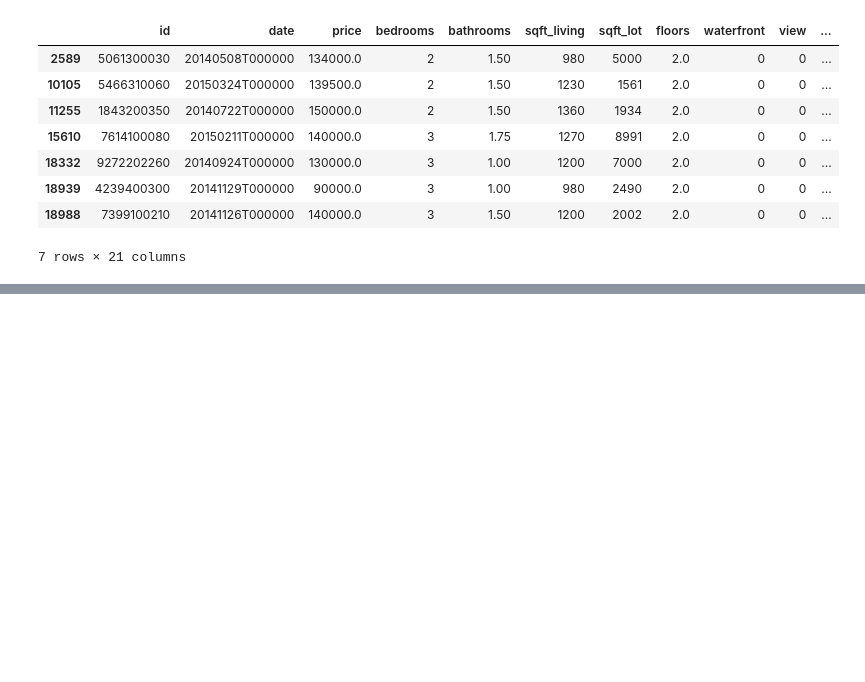
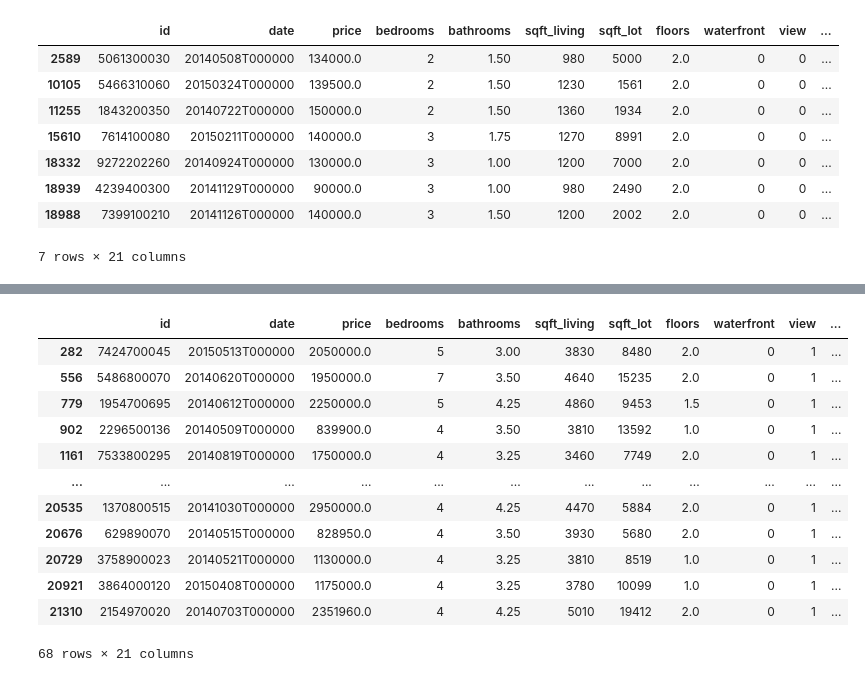
Before and after one commit to OwenBokovnev/analyst, a Jupyter notebook: py_for_analyst_HW2.ipynb, the cells around one changed output, grey strips where cells are left out. Drawn from its saved outputs; the diff is of its cells as text; code cells hidden in the pictures; blank space fills up the shorter version.

```diff
--- a/py_for_analyst_HW2.ipynb
+++ b/py_for_analyst_HW2.ipynb
@@ -282,0 +313,20 @@ df[
+# %%
+df[
+    (df['view'] == 1) &
+    (df['sqft_basement'] != 0) &
+    (df['bathrooms'] >= 3)
+]
+# %% [output]
+|  | id | date | price | bedrooms | bathrooms | sqft_living | sqft_lot | floors | waterfront | view | ... |
+| 282 | 7424700045 | 20150513T000000 | 2050000.0 | 5 | 3.00 | 3830 | 8480 | 2.0 | 0 | 1 | ... |
+| 556 | 5486800070 | 20140620T000000 | 1950000.0 | 7 | 3.50 | 4640 | 15235 | 2.0 | 0 | 1 | ... |
+| 779 | 1954700695 | 20140612T000000 | 2250000.0 | 5 | 4.25 | 4860 | 9453 | 1.5 | 0 | 1 | ... |
+| 902 | 2296500136 | 20140509T000000 | 839900.0 | 4 | 3.50 | 3810 | 13592 | 1.0 | 0 | 1 | ... |
+| 1161 | 7533800295 | 20140819T000000 | 1750000.0 | 4 | 3.25 | 3460 | 7749 | 2.0 | 0 | 1 | ... |
+| ... | ... | ... | ... | ... | ... | ... | ... | ... | ... | ... | ... |
+| 20535 | 1370800515 | 20141030T000000 | 2950000.0 | 4 | 4.25 | 4470 | 5884 | 2.0 | 0 | 1 | ... |
+| 20676 | 629890070 | 20140515T000000 | 828950.0 | 4 | 3.50 | 3930 | 5680 | 2.0 | 0 | 1 | ... |
+| 20729 | 3758900023 | 20140521T000000 | 1130000.0 | 4 | 3.25 | 3810 | 8519 | 1.0 | 0 | 1 | ... |
+| 20921 | 3864000120 | 20150408T000000 | 1175000.0 | 4 | 3.25 | 3780 | 10099 | 1.0 | 0 | 1 | ... |
+| 21310 | 2154970020 | 20140703T000000 | 2351960.0 | 4 | 4.25 | 5010 | 19412 | 2.0 | 0 | 1 | ... |
+68 rows × 21 columns
```
Also changed, not shown: parts of 4 cells of this notebook.
